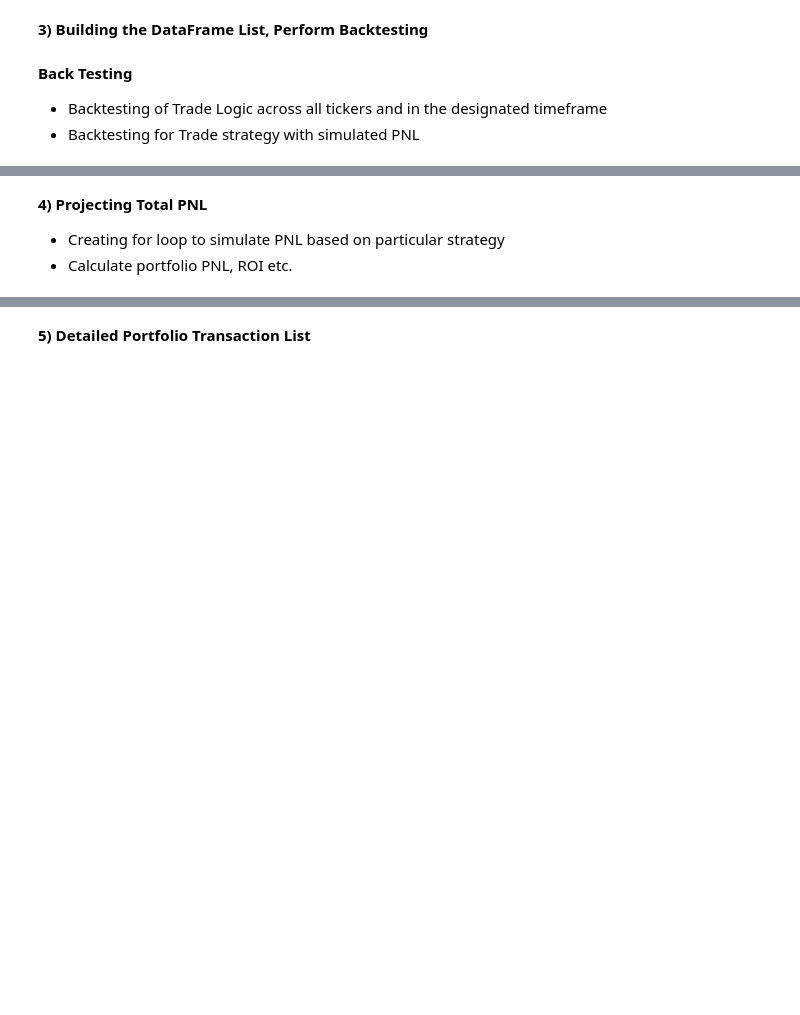
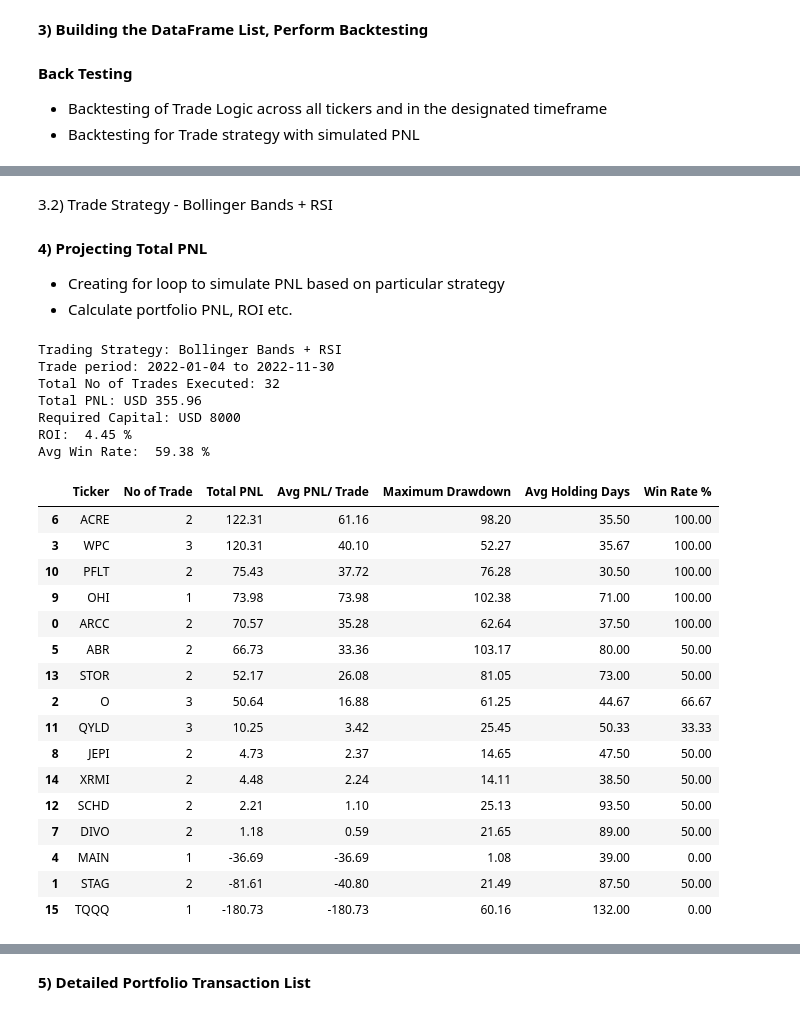
Before and after one commit to jade-lam/AlgorithmicTrading, a Jupyter notebook: Backtesting & PNL Calculation.ipynb, the cells around one changed output, grey strips where cells are left out. Drawn from its saved outputs; the diff is of its cells as text; code cells hidden in the pictures; blank space fills up the shorter version.

```diff
--- a/Backtesting & PNL Calculation.ipynb
+++ b/Backtesting & PNL Calculation.ipynb
@@ -206,0 +218,2 @@ def backtest_macd(df):
+# %% [markdown]
+3.2) Trade Strategy - Bollinger Bands + RSI
@@ -224,2 +324,40 @@ for df in df_list:
   except:
     None
+# %%
+measure_date = df_list[1].loc[1, 'Date']
+end_date = df_list[1].loc[df.index[-1], 'Date']
+print('Trading Strategy: Bollinger Bands + RSI')
+print('Trade period:', (measure_date.strftime('%Y-%m-%d')), 'to', end_date.strftime('%Y-%m-%d'))
+ROI = ((bbrsi_result_df['Total PNL'].sum()/ initial_capital)*100).round(2)
+MDD = bbrsi_result_df['Maximum Drawdown'].mean().round(2)
+print('Total No of Trades Executed:', (bbrsi_result_df['No of Trade'].sum()))
+print('Total PNL: USD', bbrsi_result_df['Total PNL'].sum().round(2))
+print('Required Capital: USD', initial_capital)
+print('ROI: ', ROI, '%')
+print('Avg Win Rate: ', bbrsi_result_df['Win Rate %'].mean().round(2), '%')
+bbrsi_result_df.sort_values(by=['Total PNL', 'Avg PNL/ Trade'], ascending=False)
+# %% [output]
+Trading Strategy: Bollinger Bands + RSI
+Trade period: 2022-01-04 to 2022-11-30
+Total No of Trades Executed: 32
+Total PNL: USD 355.96
+Required Capital: USD 8000
+ROI:  4.45 %
+Avg Win Rate:  59.38 %
+|  | Ticker | No of Trade | Total PNL | Avg PNL/ Trade | Maximum Drawdown | Avg Holding Days | Win Rate % |
+| 6 | ACRE | 2 | 122.31 | 61.16 | 98.20 | 35.50 | 100.00 |
+| 3 | WPC | 3 | 120.31 | 40.10 | 52.27 | 35.67 | 100.00 |
+| 10 | PFLT | 2 | 75.43 | 37.72 | 76.28 | 30.50 | 100.00 |
+| 9 | OHI | 1 | 73.98 | 73.98 | 102.38 | 71.00 | 100.00 |
+| 0 | ARCC | 2 | 70.57 | 35.28 | 62.64 | 37.50 | 100.00 |
+| 5 | ABR | 2 | 66.73 | 33.36 | 103.17 | 80.00 | 50.00 |
+| 13 | STOR | 2 | 52.17 | 26.08 | 81.05 | 73.00 | 50.00 |
+| 2 | O | 3 | 50.64 | 16.88 | 61.25 | 44.67 | 66.67 |
+| 11 | QYLD | 3 | 10.25 | 3.42 | 25.45 | 50.33 | 33.33 |
+| 8 | JEPI | 2 | 4.73 | 2.37 | 14.65 | 47.50 | 50.00 |
+| 14 | XRMI | 2 | 4.48 | 2.24 | 14.11 | 38.50 | 50.00 |
+| 12 | SCHD | 2 | 2.21 | 1.10 | 25.13 | 93.50 | 50.00 |
+| 7 | DIVO | 2 | 1.18 | 0.59 | 21.65 | 89.00 | 50.00 |
+| 4 | MAIN | 1 | -36.69 | -36.69 | 1.08 | 39.00 | 0.00 |
+| 1 | STAG | 2 | -81.61 | -40.80 | 21.49 | 87.50 | 50.00 |
+| 15 | TQQQ | 1 | -180.73 | -180.73 | 60.16 | 132.00 | 0.00 |
```
Also changed, not shown: parts of 14 cells of this notebook.
